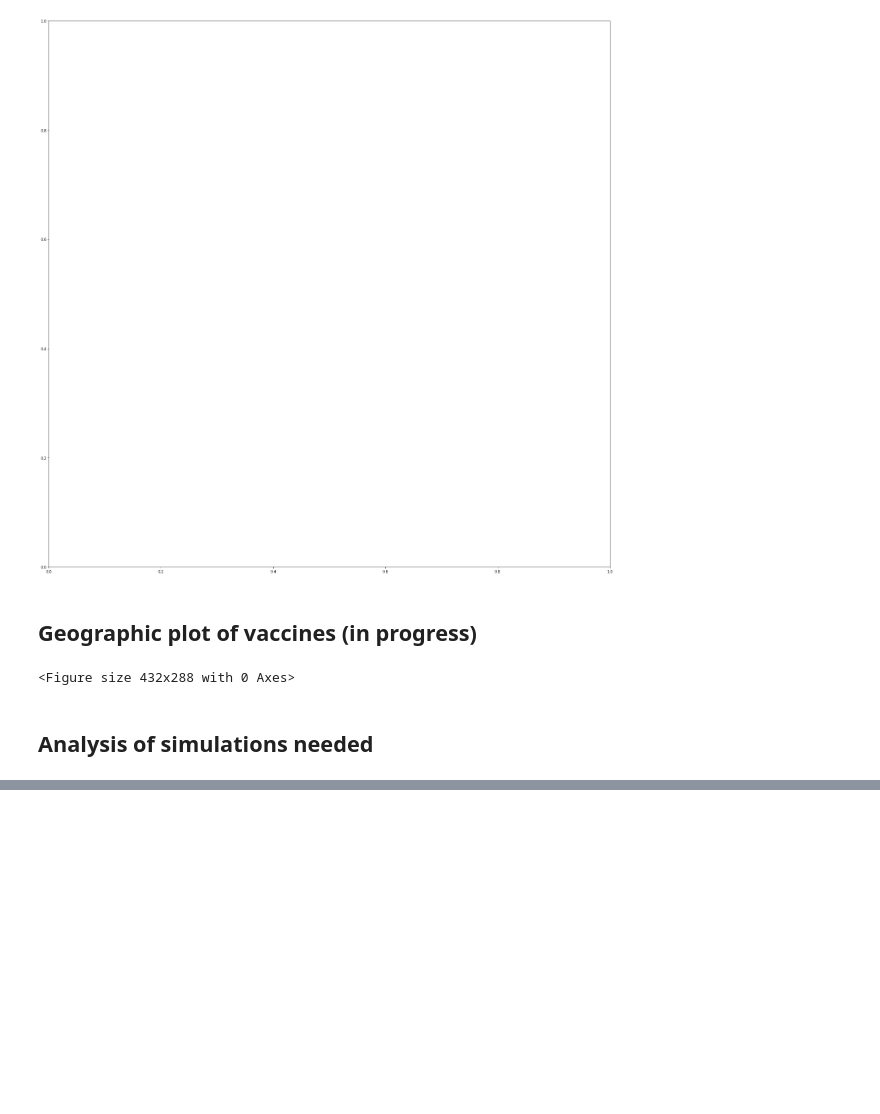
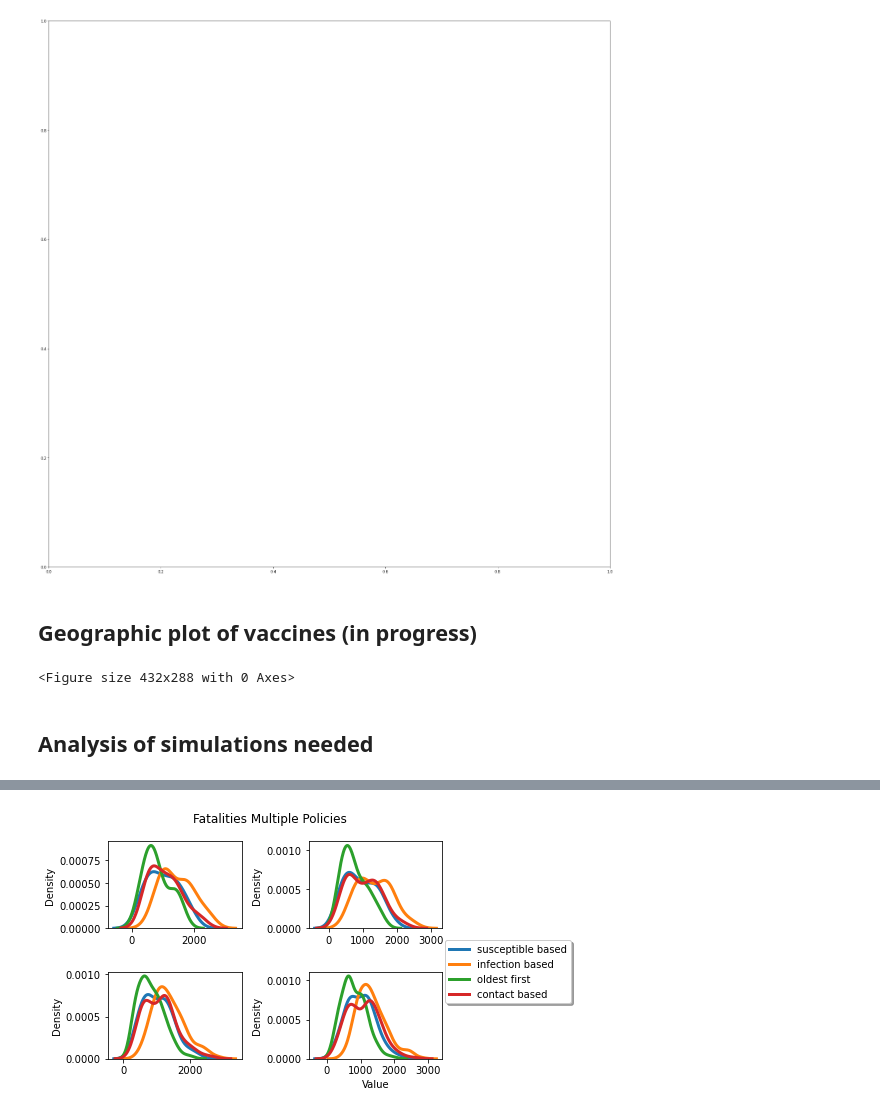
Before and after one commit to bendiknordeng/Epidemiologic-Strategies, a Jupyter notebook: notebooks/plot_results.ipynb, the cells around one changed output, grey strips where cells are left out. Cells and saved outputs as stored; diff of their text form; code cells hidden in the pictures; blank space fills up the shorter version.

```diff
--- a/notebooks/plot_results.ipynb
+++ b/notebooks/plot_results.ipynb
@@ -57,7 +57,7 @@ Reading results ..
 Reading results ..
 ParserError: Error tokenizing data. C error: Calling read(nbytes) on source failed. Try engine='python'.
 # %%
-paths = read_all_results()
+paths = get_paths()
 for relative_path in paths[:1]:
    age_labels, vaccines_available, flow_scale,contact_weights,S_regions,I_regions,new_infected_regions,new_deaths_regions,vaccinated_regions,S_age_groups, I_age_groups,new_infected_age_groups,   new_deaths_age_groups,vaccinated_age_groups = utils.read_csv(relative_path=relative_path)
 
@@ -85,6 +85,7 @@ plt.show()
 # %% [markdown]
 ## Analysis of simulations needed
 # %%
+paths = get_paths()
 results = {}
 for relative_path in paths:
     results[relative_path] = utils.read_csv(relative_path=relative_path)
@@ -123,7 +126,7 @@ for key in list(results.keys()):
     print(yll.shape)
     print(deaths.shape)
     print(infected.shape)
-    objective_values[key][:,0] = yll
-    objective_values[key][:,1] = deaths
-    objective_values[key][:,2] = infected
+    objective_values[key][:,0] = deaths
+    objective_values[key][:,1] = infected
+    objective_values[key][:,2] = yll
 # %% [output]
@@ -144,3 +146,79 @@ finding results for  results/500_simulations_contact_based_2021_05_30_23_24_11
 (500,)
 (500,)
 (500,)
+# %%
+def density_plot(values, ax):
+    # Draw the density plot
+    sns.distplot(values, hist = False, kde = True,
+                 kde_kws = {'linewidth': 3},
+                 label = key.split('_')[2] + ' ' + key.split('_')[3], ax=ax)
+# %%
+cut_offs = [20, 40, 100, 200]
+print("Deaths")
+print()
+fig, axs = plt.subplots(2,2)
+for i in range(len(cut_offs)):
+    if i==0:
+        j, k = 0,0
+    elif i==1:
+        j, k = 0,1
+    elif i==2:
+        j, k = 1,0
+    elif i==3:
+        j, k = 1,1
+    for key in list(results.keys()): density_plot(objective_values[key][:cut_offs[i],0], axs[j,k])
+plt.legend(loc='right', bbox_to_anchor=(2, 1),
+        ncol=1, fancybox=True, shadow=True)
+plt.suptitle('Fatalities Multiple Policies')
+plt.xlabel('Value')
+plt.ylabel('Density')
+plt.subplots_adjust(wspace=0.5, hspace=0.5)
+plt.show()
+
+
+
+cut_offs = [20, 40, 100, 200]
+print("Infected")
+print()
+fig, axs = plt.subplots(2,2)
+for i in range(len(cut_offs)):
+    if i==0:
+        j, k = 0,0
+    elif i==1:
+        j, k = 0,1
+    elif i==2:
+        j, k = 1,0
+    elif i==3:
+        j, k = 1,1
+    for key in list(results.keys()): density_plot(objective_values[key][:cut_offs[i],1], axs[j,k])
+plt.legend(loc='right', bbox_to_anchor=(2, 1),
+        ncol=1, fancybox=True, shadow=True)
+plt.suptitle('Infected Multiple Policies')
+plt.xlabel('Value')
+plt.ylabel('Density')
+plt.subplots_adjust(wspace=0.4, hspace=0.4)
+plt.show()
+
+
+cut_offs = [20, 40, 100, 200]
+print("YLL")
+print()
+fig, axs = plt.subplots(2,2)
+for i in range(len(cut_offs)):
+    if i==0:
+        j, k = 0,0
+    elif i==1:
+        j, k = 0,1
+    elif i==2:
+        j, k = 1,0
+    elif i==3:
+        j, k = 1,1
+    for key in list(results.keys()): density_plot(objective_values[key][:cut_offs[i],2], axs[j,k])
+plt.legend(loc='right', bbox_to_anchor=(2, 1),
+        ncol=1, fancybox=True, shadow=True)
+plt.suptitle('YLL Multiple Policies')
+plt.xlabel('Value')
+plt.ylabel('Density')
+plt.subplots_adjust(wspace=0.4, hspace=0.4)
+plt.show()
+# %% [output]
@@ -146,0 +226 @@ finding results for  results/500_simulations_contact_based_2021_05_30_23_24_11
+[figure, added]
```
Also changed, not shown: parts of 8 cells of this notebook.
